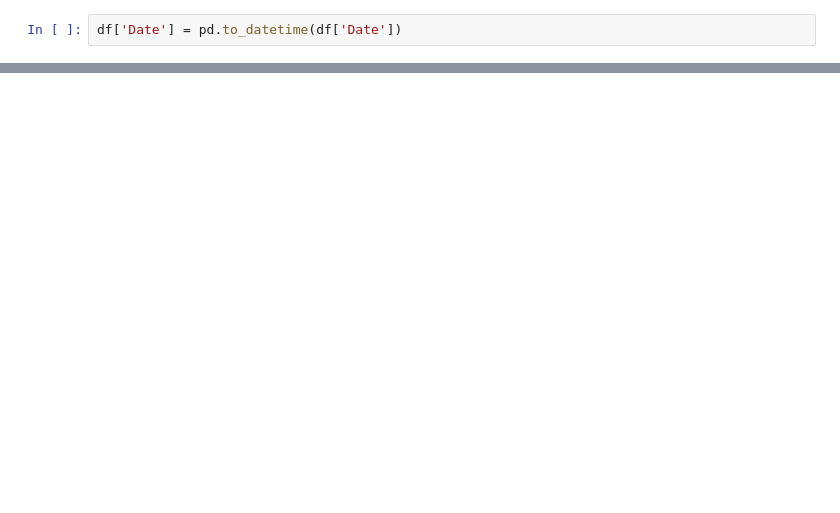
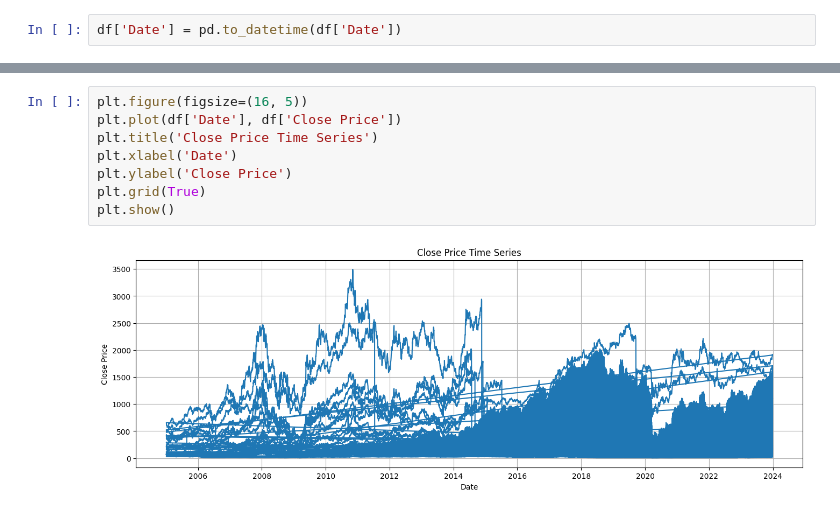
Before and after one commit to lakshitakaushik/portfolio, a Jupyter notebook: Untitled0.ipynb, the cells around one changed output, grey strips where cells are left out. Cells and saved outputs as stored; diff of their text form; blank space fills up the shorter version.

```diff
--- a/Untitled0.ipynb
+++ b/Untitled0.ipynb
@@ -51,0 +65,10 @@ Yes Bank              137760.539309
+# %%
+plt.figure(figsize=(16, 5))
+plt.plot(df['Date'], df['Close Price'])
+plt.title('Close Price Time Series')
+plt.xlabel('Date')
+plt.ylabel('Close Price')
+plt.grid(True)
+plt.show()
+# %% [output]
+[figure, added]
```
Also changed, not shown: parts of 14 cells of this notebook.
